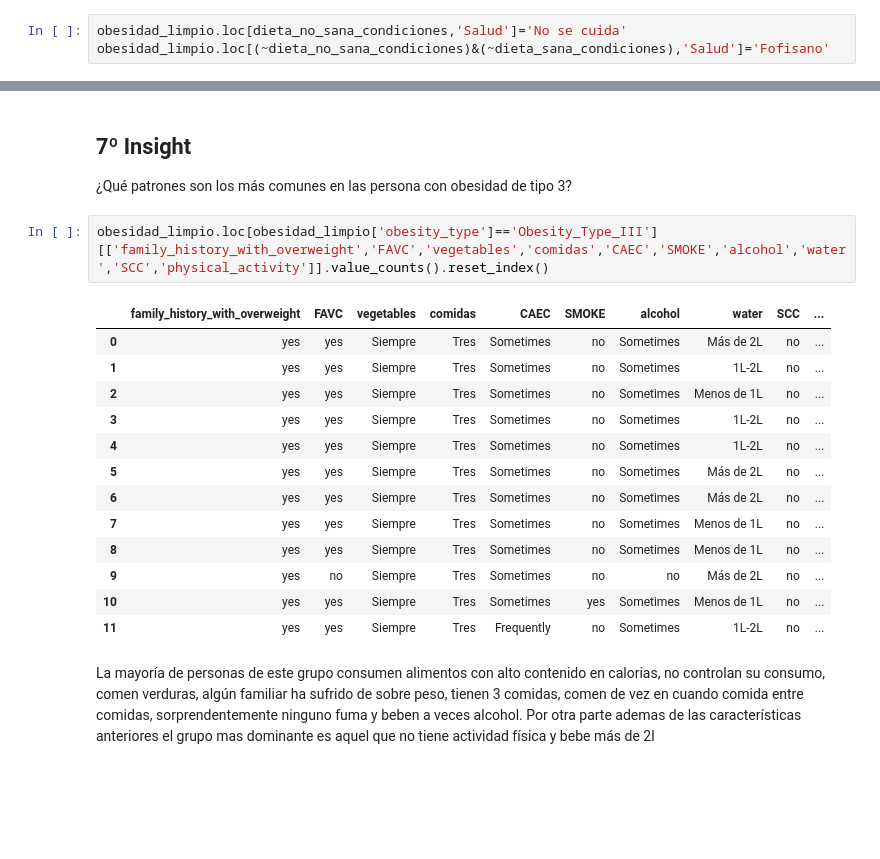
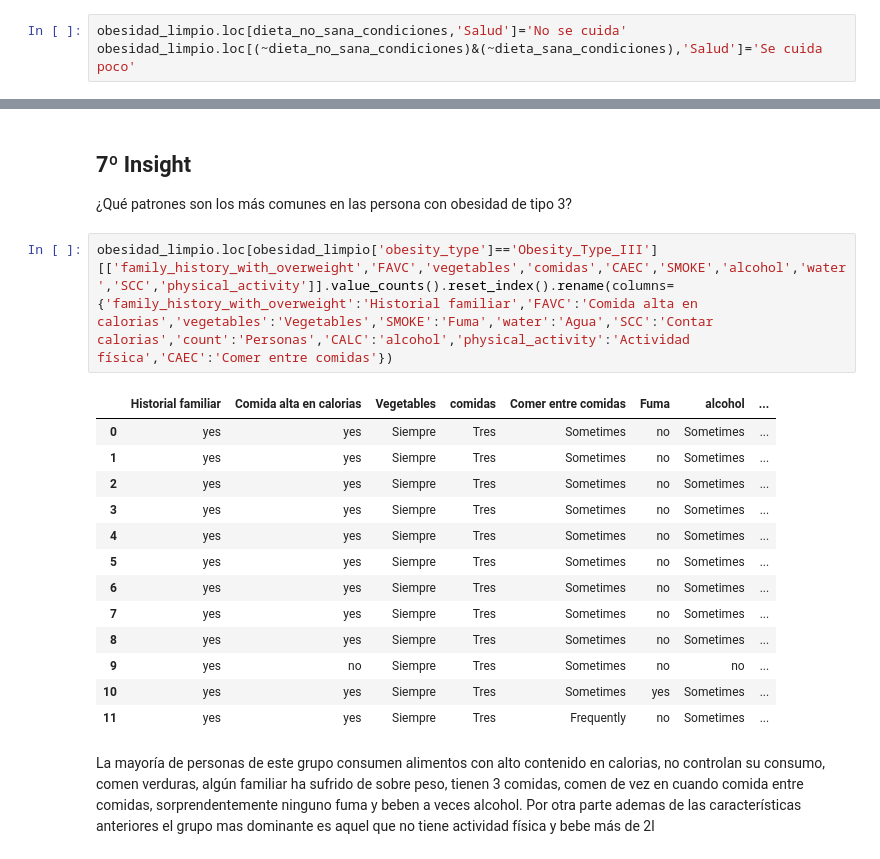
Before and after one commit to alexbaru2001/Trabajo_en_grupo, a Jupyter notebook: Trabajo_final.ipynb, the cells around one changed output, grey strips where cells are left out. Drawn from its saved outputs; the diff is of its cells as text; blank space fills up the shorter version.

```diff
--- a/Trabajo_final.ipynb
+++ b/Trabajo_final.ipynb
@@ -486,7 +490,7 @@ dieta_no_sana_condiciones=(~dieta_sana_condiciones) & ((obesidad_limpio['water']
     (obesidad_limpio['SMOKE'] == 'yes'))
 # %%
 obesidad_limpio.loc[dieta_no_sana_condiciones,'Salud']='No se cuida'
-obesidad_limpio.loc[(~dieta_no_sana_condiciones)&(~dieta_sana_condiciones),'Salud']='Fofisano'
+obesidad_limpio.loc[(~dieta_no_sana_condiciones)&(~dieta_sana_condiciones),'Salud']='Se cuida poco'
 # %%
 obesidad_limpio['Salud'].value_counts().reset_index()
 # %% [output]
@@ -749,21 +764,21 @@ Con los resultados provistos se observa una clara influencia de la genetica en e
 
 ¿Qué patrones son los más comunes en las persona con obesidad de tipo 3?
 # %%
-obesidad_limpio.loc[obesidad_limpio['obesity_type']=='Obesity_Type_III'][['family_history_with_overweight','FAVC','vegetables','comidas','CAEC','SMOKE','alcohol','water','SCC','physical_activity']].value_counts().reset_index()
+obesidad_limpio.loc[obesidad_limpio['obesity_type']=='Obesity_Type_III'][['family_history_with_overweight','FAVC','vegetables','comidas','CAEC','SMOKE','alcohol','water','SCC','physical_activity']].value_counts().reset_index().rename(columns={'family_history_with_overweight':'Historial familiar','FAVC':'Comida alta en calorias','vegetables':'Vegetables','SMOKE':'Fuma','water':'Agua','SCC':'Contar calorias','count':'Personas','CALC':'alcohol','physical_activity':'Actividad física','CAEC':'Comer entre comidas'})
 # %% [output]
-|  | family_history_with_overweight | FAVC | vegetables | comidas | CAEC | SMOKE | alcohol | water | SCC | ... |
-| 0 | yes | yes | Siempre | Tres | Sometimes | no | Sometimes | Más de 2L | no | ... |
-| 1 | yes | yes | Siempre | Tres | Sometimes | no | Sometimes | 1L-2L | no | ... |
-| 2 | yes | yes | Siempre | Tres | Sometimes | no | Sometimes | Menos de 1L | no | ... |
-| 3 | yes | yes | Siempre | Tres | Sometimes | no | Sometimes | 1L-2L | no | ... |
-| 4 | yes | yes | Siempre | Tres | Sometimes | no | Sometimes | 1L-2L | no | ... |
-| 5 | yes | yes | Siempre | Tres | Sometimes | no | Sometimes | Más de 2L | no | ... |
-| 6 | yes | yes | Siempre | Tres | Sometimes | no | Sometimes | Más de 2L | no | ... |
-| 7 | yes | yes | Siempre | Tres | Sometimes | no | Sometimes | Menos de 1L | no | ... |
-| 8 | yes | yes | Siempre | Tres | Sometimes | no | Sometimes | Menos de 1L | no | ... |
-| 9 | yes | no | Siempre | Tres | Sometimes | no | no | Más de 2L | no | ... |
-| 10 | yes | yes | Siempre | Tres | Sometimes | yes | Sometimes | Menos de 1L | no | ... |
-| 11 | yes | yes | Siempre | Tres | Frequently | no | Sometimes | 1L-2L | no | ... |
+|  | Historial familiar | Comida alta en calorias | Vegetables | comidas | Comer entre comidas | Fuma | alcohol | ... |
+| 0 | yes | yes | Siempre | Tres | Sometimes | no | Sometimes | ... |
+| 1 | yes | yes | Siempre | Tres | Sometimes | no | Sometimes | ... |
+| 2 | yes | yes | Siempre | Tres | Sometimes | no | Sometimes | ... |
+| 3 | yes | yes | Siempre | Tres | Sometimes | no | Sometimes | ... |
+| 4 | yes | yes | Siempre | Tres | Sometimes | no | Sometimes | ... |
+| 5 | yes | yes | Siempre | Tres | Sometimes | no | Sometimes | ... |
+| 6 | yes | yes | Siempre | Tres | Sometimes | no | Sometimes | ... |
+| 7 | yes | yes | Siempre | Tres | Sometimes | no | Sometimes | ... |
+| 8 | yes | yes | Siempre | Tres | Sometimes | no | Sometimes | ... |
+| 9 | yes | no | Siempre | Tres | Sometimes | no | no | ... |
+| 10 | yes | yes | Siempre | Tres | Sometimes | yes | Sometimes | ... |
+| 11 | yes | yes | Siempre | Tres | Frequently | no | Sometimes | ... |
 # %% [markdown]
 La mayoría de personas de este grupo consumen alimentos con alto contenido en calorias, no controlan su consumo, comen verduras, algún familiar ha sufrido de sobre peso, tienen 3 comidas, comen de vez en cuando comida entre comidas, sorprendentemente ninguno fuma y beben a veces alcohol.
 Por otra parte ademas de las características anteriores el grupo mas dominante es aquel que no tiene actividad física y bebe más de 2l
```
Also changed, not shown: parts of 14 cells of this notebook, 8 other files.
